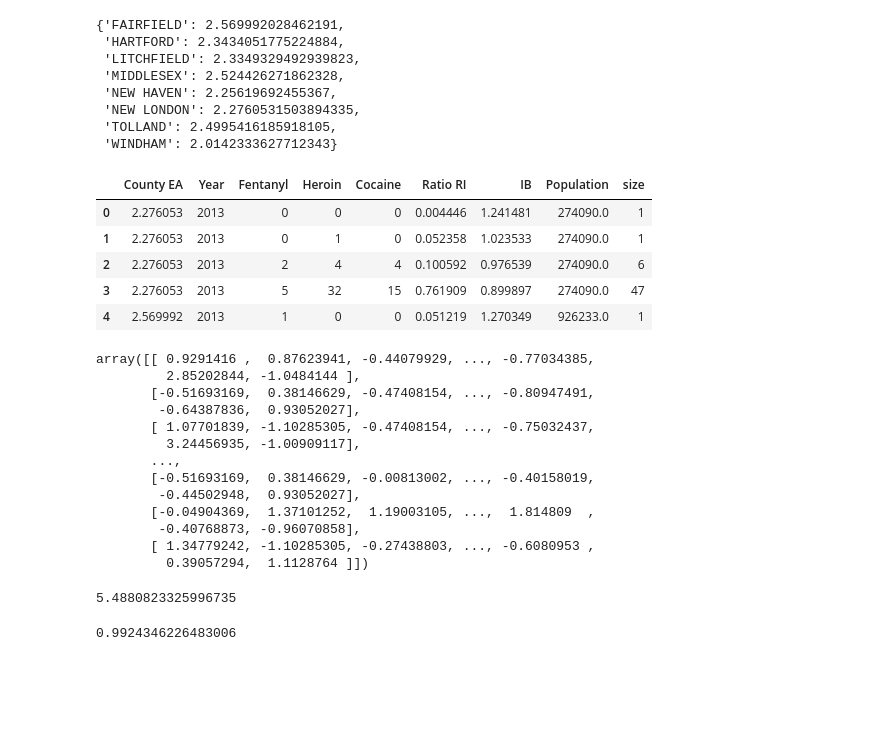
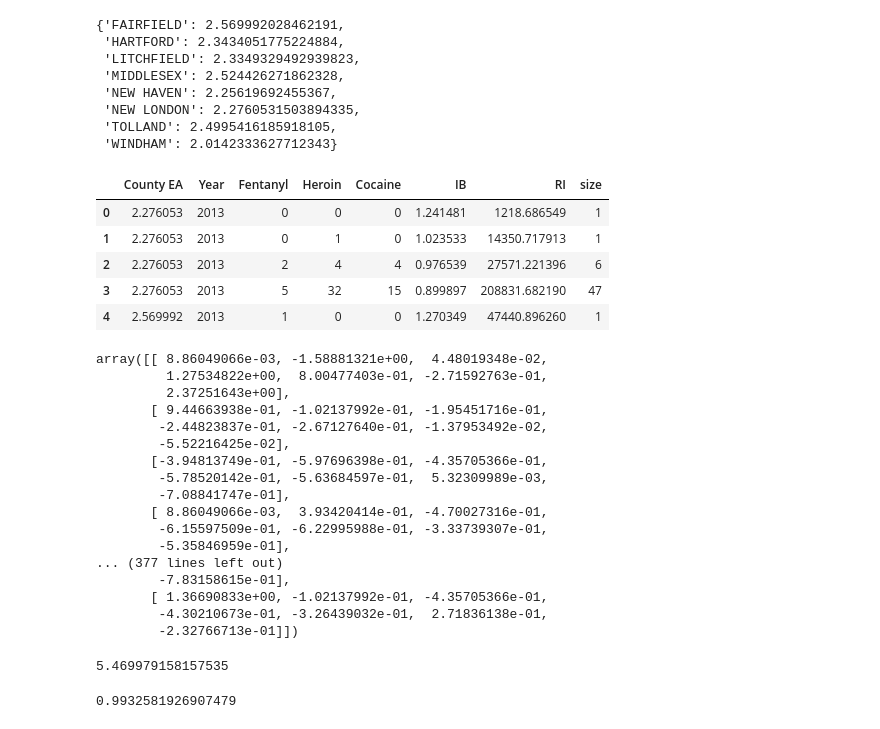
Before and after one commit to muhan-zhang/data200-final-project, a Jupyter notebook: Project.ipynb, the cells around one changed output. Saved outputs shown, nothing was run; the diff lists cells and outputs as text; code cells hidden in the pictures; blank space fills up the shorter version.

```diff
--- a/Project.ipynb
+++ b/Project.ipynb
@@ -1638,19 +1638,21 @@ county_to_ea
 # %%
 drd_model = drd_model.merge(ri_ct, on=['County', 'Race'])\
                      .merge(ib_ct, on=['County', 'Race'])\
                      .merge(pop_ct, on=['County', 'Year'])\
                      .replace({'County': county_to_ea})\
-                     .rename({'County': 'County EA', 'Value': 'Population'}, axis=1)\
-                     .iloc[:, [1, 2, 3, 4, 5, 7, 8, 9, 6]]
+                     .rename({'County': 'County EA', 'Value': 'Population'}, axis=1)
+
+drd_model['RI'] = drd_model['Population'] * drd_model['Ratio RI']
+drd_model = drd_model.iloc[:, [1, 2, 3, 4, 5, 8, 10, 6]]
 
 drd_model.head()
 # %% [output]
-|  | County EA | Year | Fentanyl | Heroin | Cocaine | Ratio RI | IB | Population | size |
-| 0 | 2.276053 | 2013 | 0 | 0 | 0 | 0.004446 | 1.241481 | 274090.0 | 1 |
-| 1 | 2.276053 | 2013 | 0 | 1 | 0 | 0.052358 | 1.023533 | 274090.0 | 1 |
-| 2 | 2.276053 | 2013 | 2 | 4 | 4 | 0.100592 | 0.976539 | 274090.0 | 6 |
-| 3 | 2.276053 | 2013 | 5 | 32 | 15 | 0.761909 | 0.899897 | 274090.0 | 47 |
-| 4 | 2.569992 | 2013 | 1 | 0 | 0 | 0.051219 | 1.270349 | 926233.0 | 1 |
+|  | County EA | Year | Fentanyl | Heroin | Cocaine | IB | RI | size |
+| 0 | 2.276053 | 2013 | 0 | 0 | 0 | 1.241481 | 1218.686549 | 1 |
+| 1 | 2.276053 | 2013 | 0 | 1 | 0 | 1.023533 | 14350.717913 | 1 |
+| 2 | 2.276053 | 2013 | 2 | 4 | 4 | 0.976539 | 27571.221396 | 6 |
+| 3 | 2.276053 | 2013 | 5 | 32 | 15 | 0.899897 | 208831.682190 | 47 |
+| 4 | 2.569992 | 2013 | 1 | 0 | 0 | 1.270349 | 47440.896260 | 1 |
 # %%
 from sklearn.preprocessing import StandardScaler
 from sklearn.model_selection import train_test_split
@@ -1664,19 +1666,23 @@ scaler = StandardScaler()
 X_train_std = scaler.fit_transform(X_train)
 X_train_std
 # %% [output]
-array([[ 0.9291416 ,  0.87623941, -0.44079929, ..., -0.77034385,
-         2.85202844, -1.0484144 ],
-       [-0.51693169,  0.38146629, -0.47408154, ..., -0.80947491,
-        -0.64387836,  0.93052027],
-       [ 1.07701839, -1.10285305, -0.47408154, ..., -0.75032437,
-         3.24456935, -1.00909117],
-       ...,
-       [-0.51693169,  0.38146629, -0.00813002, ..., -0.40158019,
-        -0.44502948,  0.93052027],
-       [-0.04904369,  1.37101252,  1.19003105, ...,  1.814809  ,
-        -0.40768873, -0.96070858],
-       [ 1.34779242, -1.10285305, -0.27438803, ..., -0.6080953 ,
-         0.39057294,  1.1128764 ]])
+array([[ 8.86049066e-03, -1.58881321e+00,  4.48019348e-02,
+         1.27534822e+00,  8.00477403e-01, -2.71592763e-01,
+         2.37251643e+00],
+       [ 9.44663938e-01, -1.02137992e-01, -1.95451716e-01,
+        -2.44823837e-01, -2.67127640e-01, -1.37953492e-02,
+        -5.52216425e-02],
+       [-3.94813749e-01, -5.97696398e-01, -4.35705366e-01,
+        -5.78520142e-01, -5.63684597e-01,  5.32309989e-03,
+        -7.08841747e-01],
+       [ 8.86049066e-03,  3.93420414e-01, -4.70027316e-01,
+        -6.15597509e-01, -6.22995988e-01, -3.33739307e-01,
+        -5.35846959e-01],
+... (377 lines left out)
+        -7.83158615e-01],
+       [ 1.36690833e+00, -1.02137992e-01, -4.35705366e-01,
+        -4.30210673e-01, -3.26439032e-01,  2.71836138e-01,
+        -2.32766713e-01]])
 # %%
 from sklearn.linear_model import LinearRegression
 from sklearn.model_selection import KFold
@@ -1695,11 +1701,11 @@ def cross_validate_rmse(model):
 model = LinearRegression()
 cross_validate_rmse(model)
 # %% [output]
-5.4880823325996735
+5.469979158157535
 # %%
 model.score(X_train_std, y_train)
 # %% [output]
-0.9924346226483006
+0.9932581926907479
 # %%
 X_test = test.iloc[:, :-1]
 y_test = test.iloc[:, -1]
```
Also changed, not shown: parts of 4 cells of this notebook.
